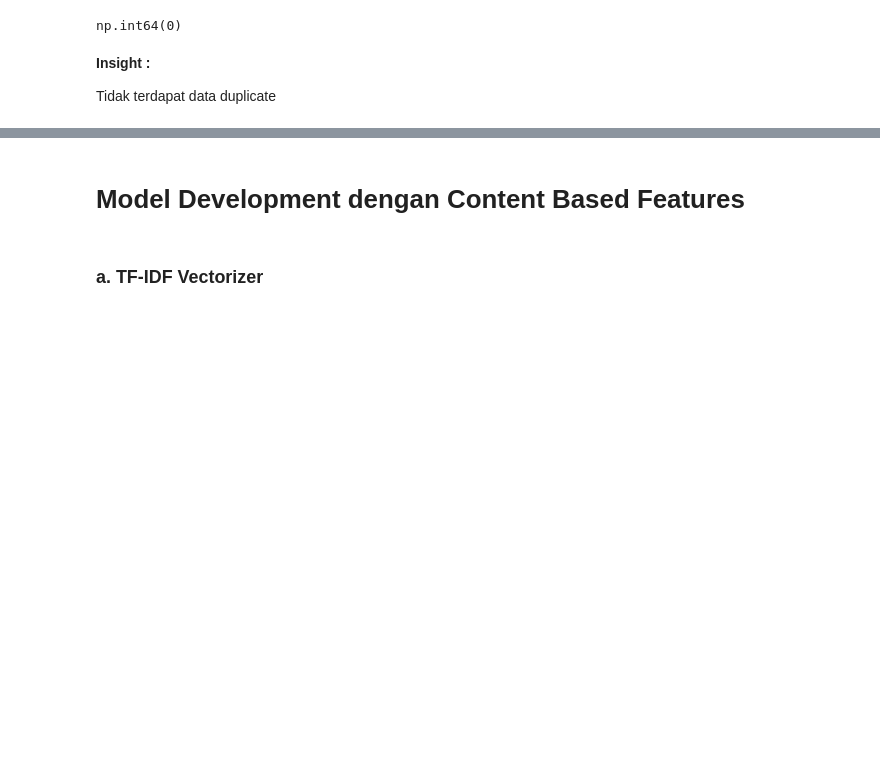
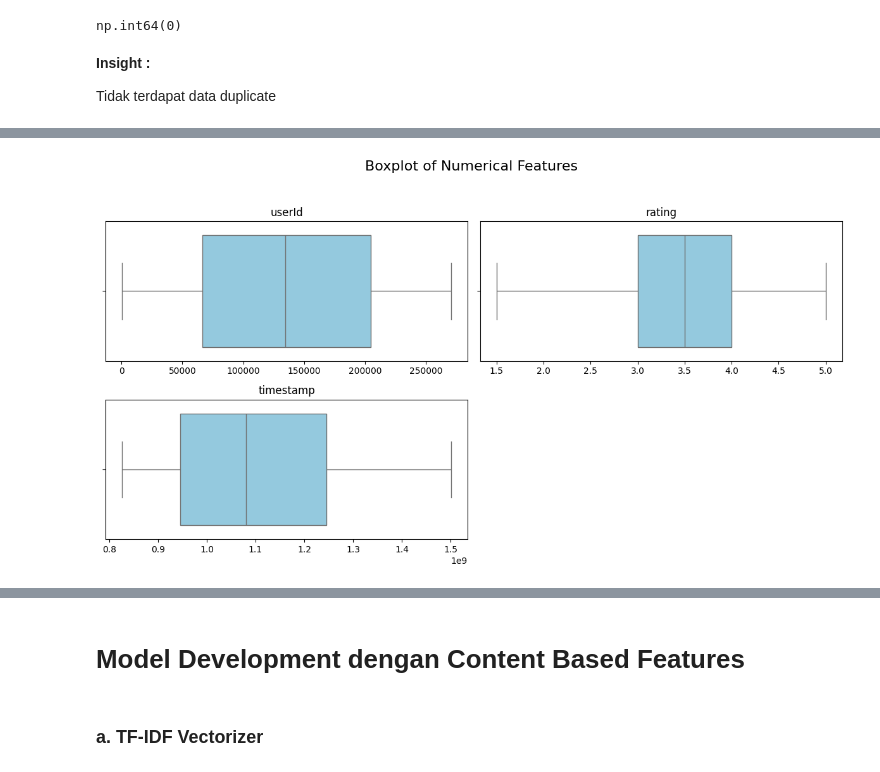
Before and after one commit to dwsafperri/movies_recommendation_system, a Jupyter notebook: recommendation_system.ipynb, the cells around one changed output, grey strips where cells are left out. Cells and saved outputs as stored; diff of their text form; code cells hidden in the pictures; blank space fills up the shorter version.

```diff
--- a/recommendation_system.ipynb
+++ b/recommendation_system.ipynb
@@ -602,0 +614,23 @@ Tidak terdapat data duplicate
+# %%
+# Buat grid 3x3
+fig, axes = plt.subplots(nrows=4, ncols=2, figsize=(12, 12))
+fig.suptitle('Boxplot of Numerical Features', fontsize=16)
+
+# Flatten axes supaya bisa di-loop
+axes = axes.flatten()
+
+# Loop fitur dan plot
+numerical_feature = ['userId', 'rating', 'timestamp']
+for i, feature in enumerate(numerical_feature):
+    sns.boxplot(data=movie_merged, x=feature, ax=axes[i], color='skyblue')
+    axes[i].set_title(f'{feature}')
+    axes[i].set_xlabel('')
+
+# Sembunyikan subplot yang tidak dipakai (jika jumlah fitur < jumlah grid)
+for j in range(len(numerical_feature), len(axes)):
+    fig.delaxes(axes[j])
+
+plt.tight_layout(rect=[0, 0, 1, 0.96])  # Agar tidak ketimpa judul
+plt.show()
+# %% [output]
+[figure, added]
```
Also changed, not shown: parts of 22 cells of this notebook, 1 other file.
